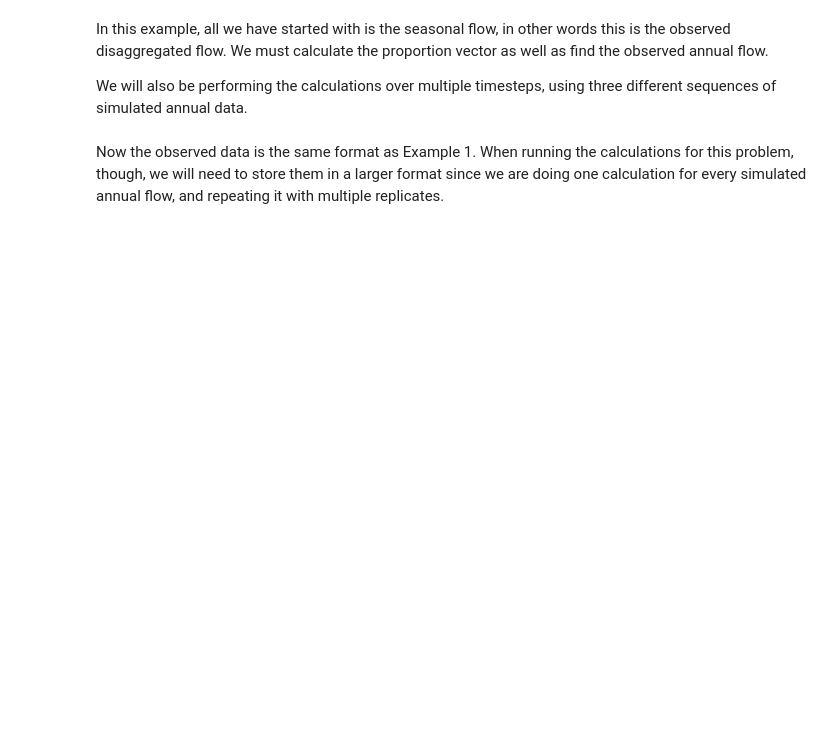
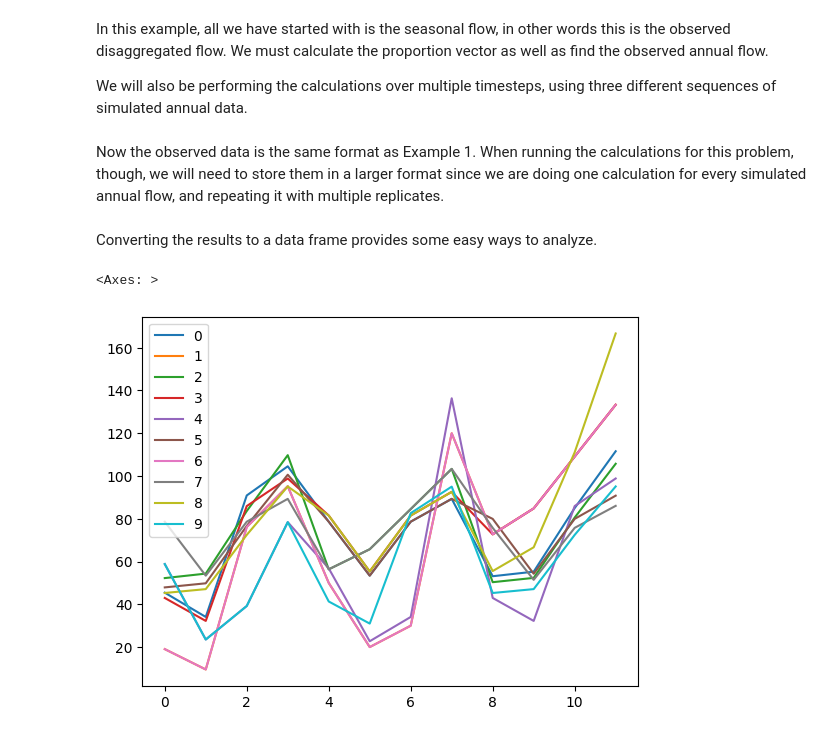
Before and after one commit to jrkasprzyk/CVEN5393, a Jupyter notebook: streamflow_nowak.ipynb, the cells around one changed output. Drawn from its saved outputs; the diff is of its cells as text; code cells hidden in the pictures; blank space fills up the shorter version.

Commit message:
Finished the multitrace function and added ideas for future updates

```diff
--- a/streamflow_nowak.ipynb
+++ b/streamflow_nowak.ipynb
@@ -73,7 +73,7 @@ def sim_multi_trace(rng, Z, p, years, sim_Z, repl=1, print_results=False):
   #inputs:
   #rng - random number generator instance
   #Z - input sequence of aggregated flows
-  #p - input 2d array of proportion vectors
+  #p - input 2d array of proportion vectors (years in rows, periods in columns)
   #years - input sequence of years
   #mat_Z - simulated aggregated flow (sequences in rows, years in columns)
   #repl - (optional) number of replicates per simulated annual sequence. Default 1
@@ -81,19 +81,29 @@ def sim_multi_trace(rng, Z, p, years, sim_Z, repl=1, print_results=False):
 
   #return: sequence of simulated, disaggregated flow for one year
 
-  # prepare results matrix:
-  # rows: seasons in rows (4 seasons, 3 years long = 12 rows); simulations in columns
-  # TODO: make this a function of mat_Z
-  mat_sim = np.zeros((12, 10))
+  # what is the shape of the proportion matrix, p?
+  num_input_years, num_periods = p.shape
 
-  # TODO: process the length of these for loops organically
+  # what is the shape of the simulated annual data?
+  num_seq, num_sim_years = sim_Z.shape
+
+  # the output matrix will have the following shape:
+  # rows: number of disaggregated periods * number of simulated years
+  # columns: number of annual sequences * number of replicates
+  #
+  # example: seasonal data (4x per year), for sequences of 3 years: 12 rows
+  # 5 annual sequences, each repeated twice: 10 columns
+  mat_sim = np.zeros((num_periods*num_sim_years, num_seq*repl))
+
   j = 0 #column for the final output
   for r in range(repl): # repeat for 2 replicates
-    for s in range(5): # multiple sequences
+    for s in range(num_seq): # multiple sequences
       i = 0 # row for the final output
-      for y in range(3): # multiple years
+      for y in range(num_sim_years): # multiple years
         sim_seas = sim_single_year(rng, Z, p, years, sim_Z[s, y])
-        mat_sim[i:i+4, j] = sim_seas
-        i = i+4
+        mat_sim[i:i+num_periods, j] = sim_seas
+        i = i+num_periods
       j = j+1
+
+  return mat_sim
 # %% [markdown]
@@ -118,9 +130,7 @@ ex1_obs_p = np.array(
 # %% [markdown]
 Below, we perform the simulation 10 different times. The algorithm has one component of randomness: a random number is used to generate which analog year is chosen. Therefore, repeating the simulation multiple times will create new timeseries, since different analog years have different proportion vectors.
 # %%
-ex1_sim_ann_flow = 70.
-
 # 10 different simulations for the same annual flow
 for i in range(10):
-  ex1_sim_seas_flow = sim_single_year(ex1_rng, ex1_obs_ann_flow, ex1_obs_p, ex1_obs_years, ex1_sim_ann_flow)
+  ex1_sim_seas_flow = sim_single_year(ex1_rng, ex1_obs_ann_flow, ex1_obs_p, ex1_obs_years, ex1_sim_ann_flow, print_results=True)
 # %% [output]
@@ -181,6 +192,13 @@ Now the observed data is the same format as Example 1. When running the calculat
 # reset the random number generator to produce consistent results for this example
 ex2_rng = np.random.default_rng(seed=42)
 
-# TODO: write function call here once resolving issues with multi trace sim function above
+ex2_sim_seas_flow = sim_multi_trace(ex2_rng, ex2_obs_ann_flow, ex2_obs_p, ex2_obs_years, ex2_sim_ann_flow, repl=2, print_results=False)
+# %% [markdown]
+Converting the results to a data frame provides some easy ways to analyze.
 # %%
-#my_df = pd.DataFrame(ex2_sim_seas_flow)
+my_df = pd.DataFrame(ex2_sim_seas_flow)
+# %%
+my_df.plot()
+# %% [output]
+<Axes: >
+[figure, added]
```
Also changed, not shown: parts of 5 cells of this notebook.
